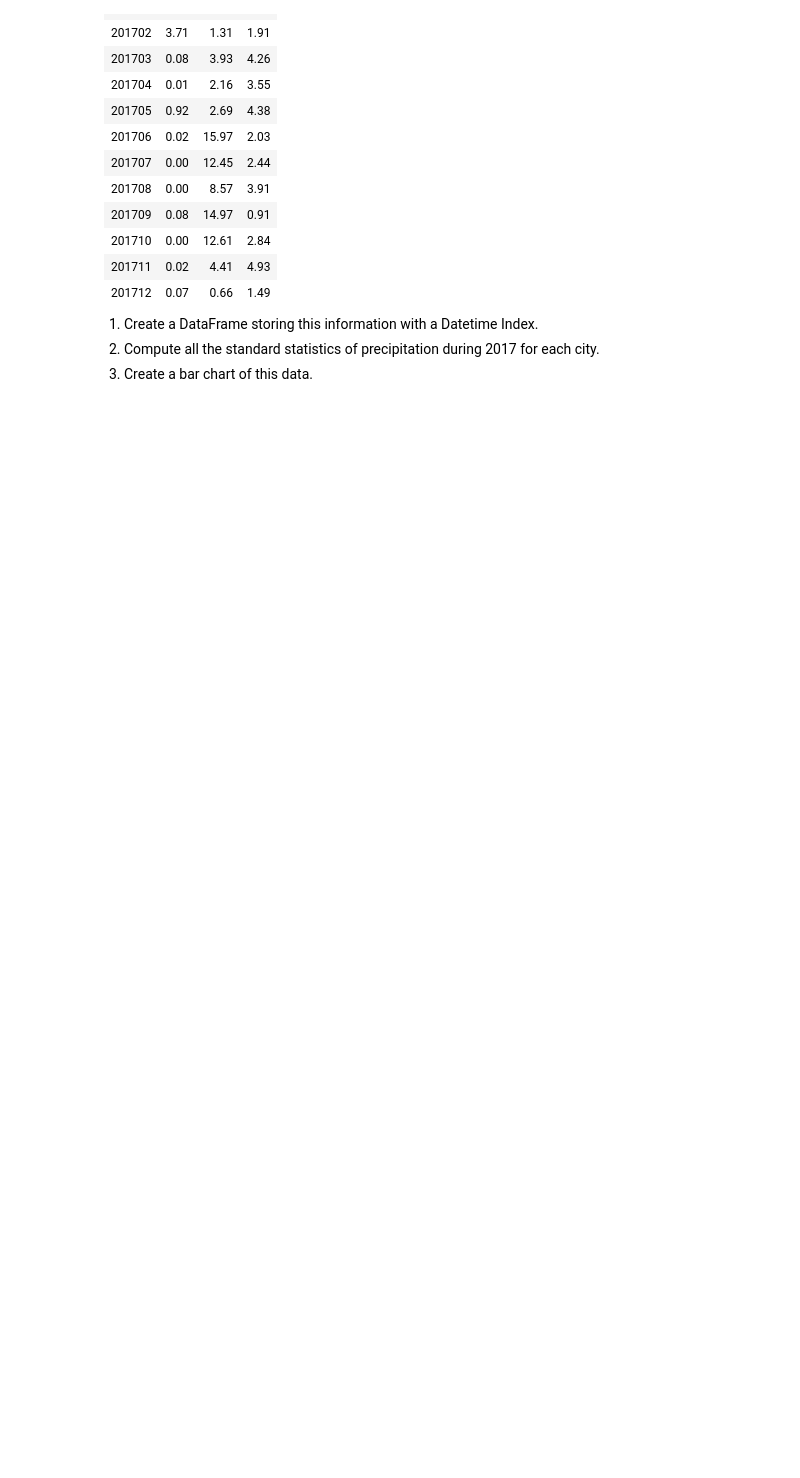
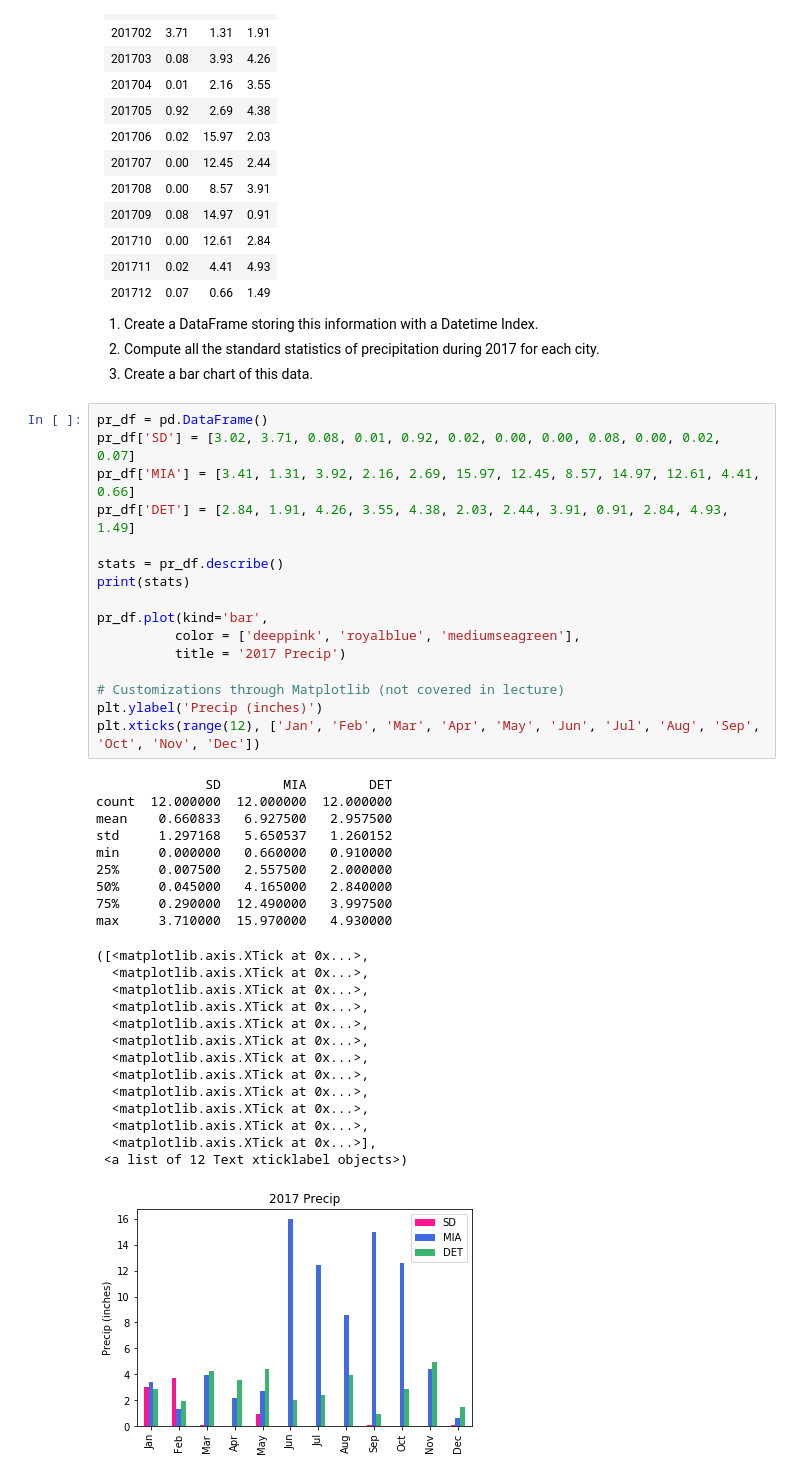
Before and after one commit to neil-berg/AOS51, a Jupyter notebook: AOS51_Fall_2018_#2_KEY.ipynb, the cells around one changed output. Drawn from its saved outputs; the diff is of its cells as text; blank space fills up the shorter version.

```diff
--- a/AOS51_Fall_2018_#2_KEY.ipynb
+++ b/AOS51_Fall_2018_#2_KEY.ipynb
@@ -508,3 +474,43 @@ Seasonality of precipitation is vasty different across the US. Here are 2017 mon
 1. Create a DataFrame storing this information with a Datetime Index.
 2. Compute all the standard statistics of precipitation during 2017 for each city.
 3. Create a bar chart of this data.
+# %%
+pr_df = pd.DataFrame()
+pr_df['SD'] = [3.02, 3.71, 0.08, 0.01, 0.92, 0.02, 0.00, 0.00, 0.08, 0.00, 0.02, 0.07]
+pr_df['MIA'] = [3.41, 1.31, 3.92, 2.16, 2.69, 15.97, 12.45, 8.57, 14.97, 12.61, 4.41, 0.66]
+pr_df['DET'] = [2.84, 1.91, 4.26, 3.55, 4.38, 2.03, 2.44, 3.91, 0.91, 2.84, 4.93, 1.49]
+
+stats = pr_df.describe()
+print(stats)
+
+pr_df.plot(kind='bar',
+          color = ['deeppink', 'royalblue', 'mediumseagreen'],
+          title = '2017 Precip')
+
+# Customizations through Matplotlib (not covered in lecture)
+plt.ylabel('Precip (inches)')
+plt.xticks(range(12), ['Jan', 'Feb', 'Mar', 'Apr', 'May', 'Jun', 'Jul', 'Aug', 'Sep', 'Oct', 'Nov', 'Dec'])
+# %% [output]
+              SD        MIA        DET
+count  12.000000  12.000000  12.000000
+mean    0.660833   6.927500   2.957500
+std     1.297168   5.650537   1.260152
+min     0.000000   0.660000   0.910000
+25%     0.007500   2.557500   2.000000
+50%     0.045000   4.165000   2.840000
+75%     0.290000  12.490000   3.997500
+max     3.710000  15.970000   4.930000
+([<matplotlib.axis.XTick at 0x...>,
+  <matplotlib.axis.XTick at 0x...>,
+  <matplotlib.axis.XTick at 0x...>,
+  <matplotlib.axis.XTick at 0x...>,
+  <matplotlib.axis.XTick at 0x...>,
+  <matplotlib.axis.XTick at 0x...>,
+  <matplotlib.axis.XTick at 0x...>,
+  <matplotlib.axis.XTick at 0x...>,
+  <matplotlib.axis.XTick at 0x...>,
+  <matplotlib.axis.XTick at 0x...>,
+  <matplotlib.axis.XTick at 0x...>,
+  <matplotlib.axis.XTick at 0x...>],
+ <a list of 12 Text xticklabel objects>)
+[figure, added]
```
Also changed, not shown: parts of 14 cells of this notebook.
